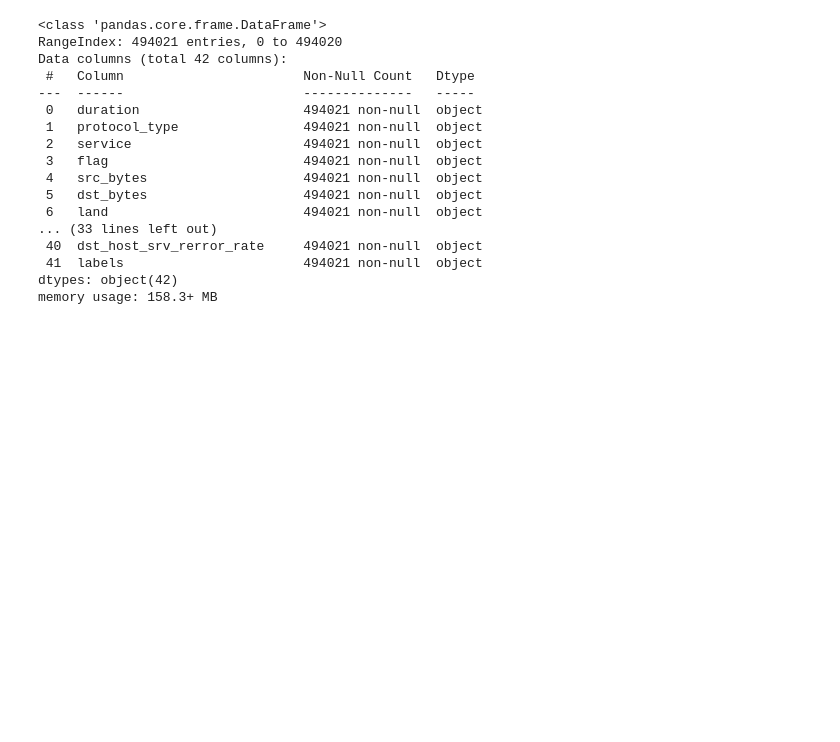
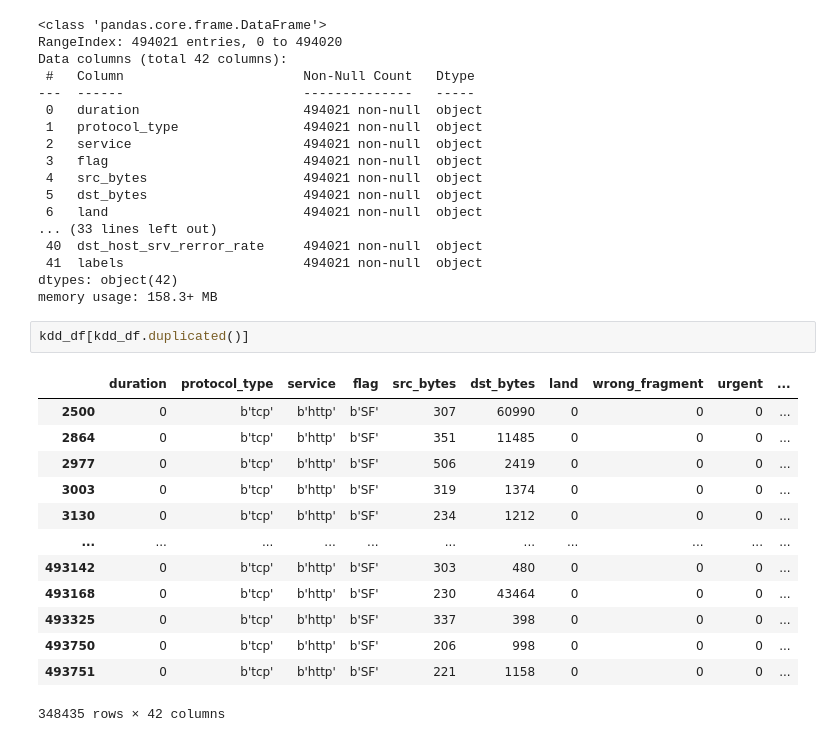
Before and after one commit to taruchit/BITS_dissertation, a Jupyter notebook: Analysis_of_Datasets/kddcup_1999.ipynb, the cells around one changed output. Drawn from its saved outputs; the diff is of its cells as text; blank space fills up the shorter version.

```diff
--- a/Analysis_of_Datasets/kddcup_1999.ipynb
+++ b/Analysis_of_Datasets/kddcup_1999.ipynb
@@ -101,3 +101,19 @@ Data columns (total 42 columns):
  41  labels                       494021 non-null  object
 dtypes: object(42)
 memory usage: 158.3+ MB
+# %%
+kdd_df[kdd_df.duplicated()]
+# %% [output]
+|  | duration | protocol_type | service | flag | src_bytes | dst_bytes | land | wrong_fragment | urgent | ... |
+| 2500 | 0 | b'tcp' | b'http' | b'SF' | 307 | 60990 | 0 | 0 | 0 | ... |
+| 2864 | 0 | b'tcp' | b'http' | b'SF' | 351 | 11485 | 0 | 0 | 0 | ... |
+| 2977 | 0 | b'tcp' | b'http' | b'SF' | 506 | 2419 | 0 | 0 | 0 | ... |
+| 3003 | 0 | b'tcp' | b'http' | b'SF' | 319 | 1374 | 0 | 0 | 0 | ... |
+| 3130 | 0 | b'tcp' | b'http' | b'SF' | 234 | 1212 | 0 | 0 | 0 | ... |
+| ... | ... | ... | ... | ... | ... | ... | ... | ... | ... | ... |
+| 493142 | 0 | b'tcp' | b'http' | b'SF' | 303 | 480 | 0 | 0 | 0 | ... |
+| 493168 | 0 | b'tcp' | b'http' | b'SF' | 230 | 43464 | 0 | 0 | 0 | ... |
+| 493325 | 0 | b'tcp' | b'http' | b'SF' | 337 | 398 | 0 | 0 | 0 | ... |
+| 493750 | 0 | b'tcp' | b'http' | b'SF' | 206 | 998 | 0 | 0 | 0 | ... |
+| 493751 | 0 | b'tcp' | b'http' | b'SF' | 221 | 1158 | 0 | 0 | 0 | ... |
+348435 rows × 42 columns
```
Also changed, not shown: parts of 1 cell of this notebook, 2 other files.
